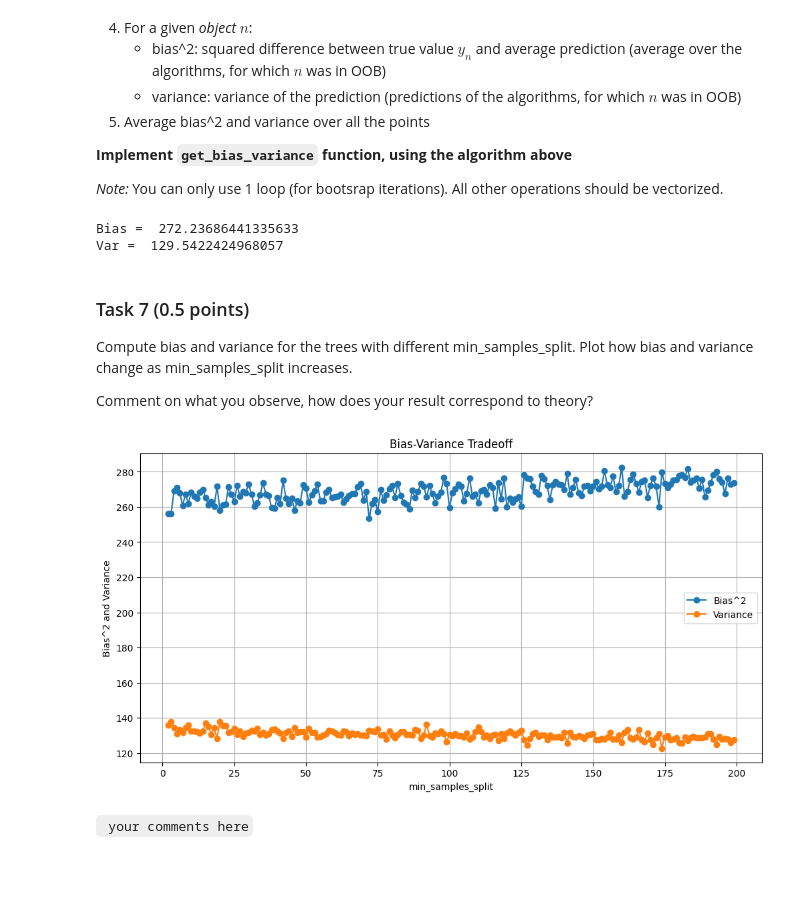
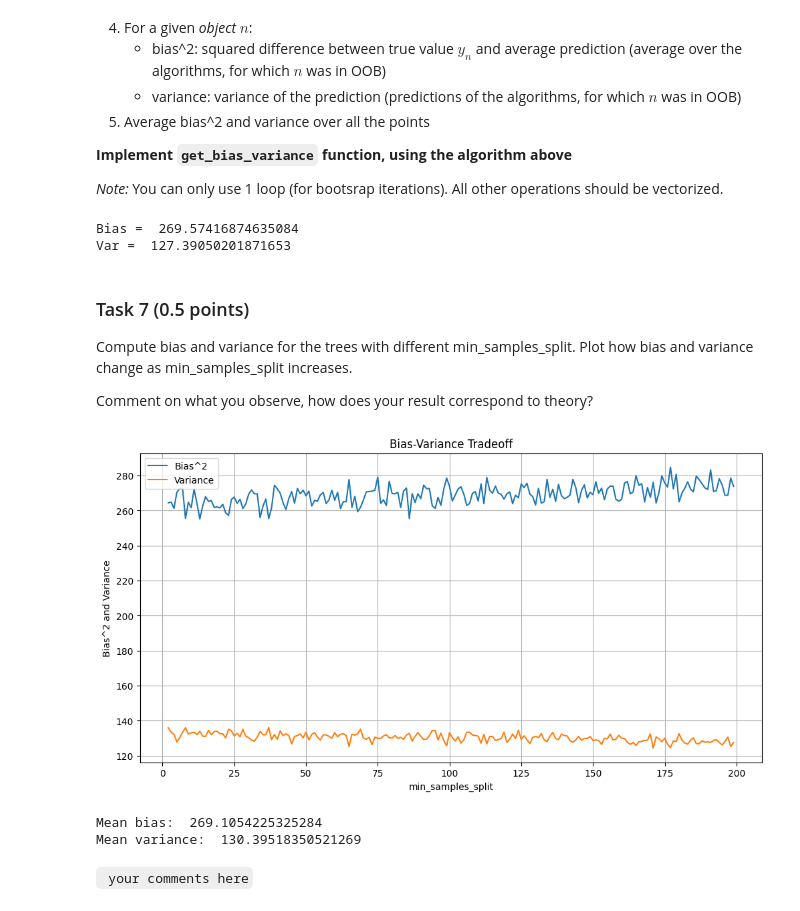
Before and after one commit to yakovlevia/Mathematical-methods-of-data-analysis, a Jupyter notebook: hw4ml_2024.ipynb, the cells around one changed output. Saved outputs shown, nothing was run; the diff lists cells and outputs as text; code cells hidden in the pictures; blank space fills up the shorter version.

````diff
--- a/hw4ml_2024.ipynb
+++ b/hw4ml_2024.ipynb
@@ -103,10 +103,10 @@ def Q(X, y, j, t):
     left = X[:, j] <= t
     right = X[:, j] > t
 
-    if len(X[left]) == 0 or len(X[right]) == 0:
+    if X[left].shape[0] == 0 or X[right].shape[0] == 0:
         return None
 
-    return (len(X[left]) / len(X)) * H(y[left]) + (len(X[right]) / len(X)) * H(y[right])
+    return (X[left].shape[0] / X.shape[0]) * H(y[left]) + (X[right].shape[0] / X.shape[0]) * H(y[right])
 # %% [markdown]
 ### Task 3 <a id="task3"></a>  (2 points)
 
@@ -589,8 +589,8 @@ from sklearn.model_selection import GridSearchCV
 from multiprocessing import cpu_count
 
 param_grid = {
-    'max_depth': [2, 3, 4, 5, 6, 7, 8, 9, 10, 11, 12, 13, 14, 15, 16, 17, 25],
-    'min_samples_leaf': [1, 2, 4, 6, 7, 8, 9, 10, 11, 12, 13, 14, 20]
+    'max_depth': [2, 3, 4, 5, 6, 7, 8, 9, 10, 11, 12, 13, 14, 15, 16, 17, 18],
+    'min_samples_leaf': [1, 2, 4, 6, 7, 8, 9, 10, 11, 12, 13, 14, 18]
 }
 
 model = MyDecisionTreeRegressor()
@@ -667,10 +663,7 @@ def get_bias_variance(estimator, x, y, n_iter):
         Estimated variance.
     """
     n_samples = x.shape[0]
-
-    oob_counts = np.zeros(n_samples)
     predictions = np.zeros((n_samples, n_iter))
-
     tmp = set(range(n_samples))
 
     for i in range(n_iter):
@@ -684,7 +677,11 @@ def get_bias_variance(estimator, x, y, n_iter):
         y_oob = y[oob_indices]
 
         estimator.fit(x_sample, y_sample)
-        predictions[oob_indices, i] = estimator.predict(x_oob)
+        y_pred = estimator.predict(x_oob)
+        #biasss = (y - np.mean(y_pred))**2
+        #bias.append(biasss)
+        #var.append(np.var(y_pred))
+        predictions[oob_indices, i] = y_pred
 
 
     avg_predictions = np.mean(predictions, axis=1)
@@ -695,18 +692,34 @@ def get_bias_variance(estimator, x, y, n_iter):
     avg_bias = np.mean(bias_squared)
     avg_variance = np.mean(variance)
 
+    #return np.mean(bias), np.mean(var)
     return avg_bias, avg_variance
 # %%
 # Test
+#import cProfile, pstats, io
+#from pstats import SortKey
+
+#pr = cProfile.Profile()
+
+
 estimator = MyDecisionTreeRegressor(max_depth=8, min_samples_split=15)
 
+#pr.enable()
 bias, var = get_bias_variance(estimator, X_train.values, y_train, 10)
+#pr.disable()
+
+
+#s = io.StringIO()
+#sortby = SortKey.TIME
+#ps = pstats.Stats(pr, stream=s).sort_stats(sortby)
+#ps.print_stats()
+#print(s.getvalue())
 
 print("Bias = ", bias)
 print("Var = ", var)
 # %% [output]
-Bias =  272.23686441335633
-Var =  129.5422424968057
+Bias =  269.57416874635084
+Var =  127.39050201871653
 # %% [markdown]
 ### Task 7 <a id="task7"></a>  (0.5 points)
 
@@ -716,30 +729,35 @@ Comment on what you observe, how does your result correspond to theory?
 # %%
 param_grid = {
     'min_samples_split': list(range(2, 200))
 }
 
 bias_values = []
 variance_values = []
 
 
 for cnt in param_grid['min_samples_split']:
     model = DecisionTreeRegressor(min_samples_split=cnt, max_depth=10)
     bias, var = get_bias_variance(model, X_train.values, y_train, 15)
     bias_values.append(bias)
     variance_values.append(var)
 
 
 plt.figure(figsize=(12, 6))
-plt.plot(param_grid['min_samples_split'], bias_values, label='Bias^2', marker='o')
-plt.plot(param_grid['min_samples_split'], variance_values, label='Variance', marker='o')
+plt.plot(param_grid['min_samples_split'], bias_values, label='Bias^2')
+plt.plot(param_grid['min_samples_split'], variance_values, label='Variance')
 plt.xlabel('min_samples_split')
 plt.ylabel('Bias^2 and Variance')
 plt.title('Bias-Variance Tradeoff')
 plt.legend()
 plt.grid(True)
 plt.show()
+
+print("Mean bias: ", np.mean(bias_values))
+print("Mean variance: ", np.mean(variance_values))
 # %% [output]
-[figure, old version]
+[figure, new version]
+Mean bias:  269.1054225325284
+Mean variance:  130.39518350521269
 # %% [markdown]
 ``` your comments here```
 # %% [markdown]
````
Also changed, not shown: parts of 14 cells of this notebook, 1 other file.
